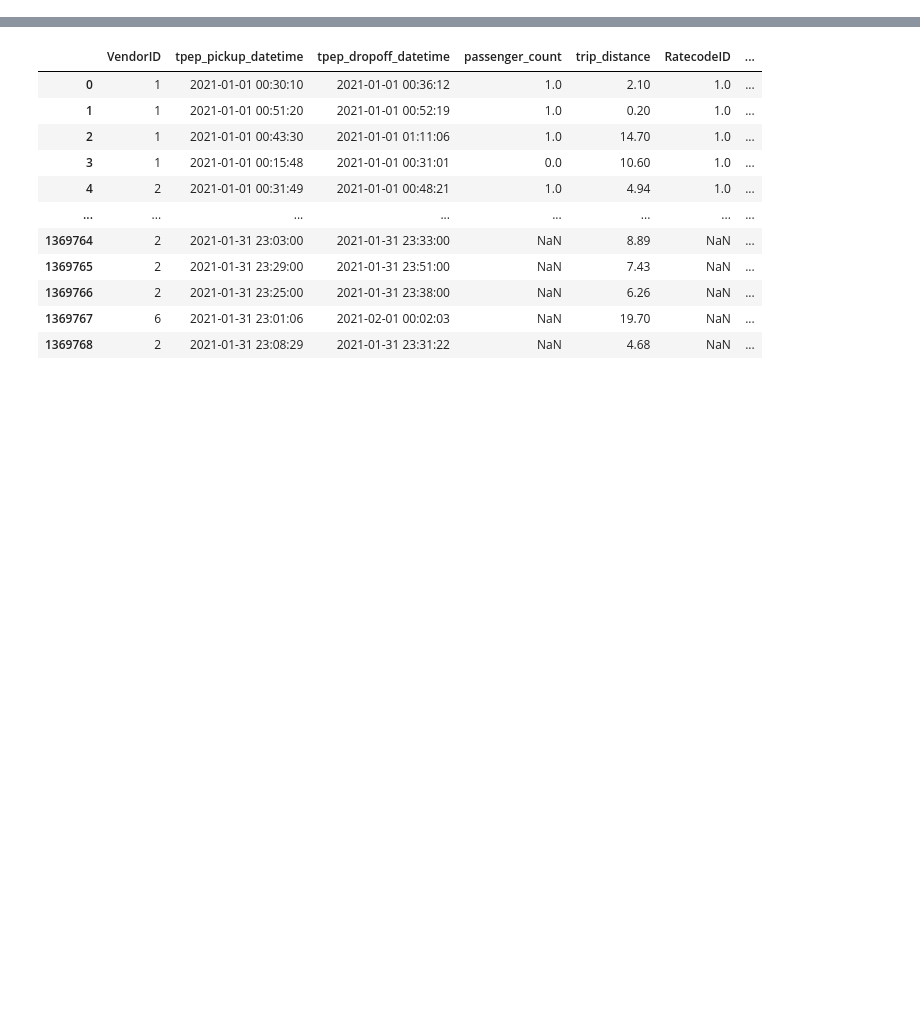
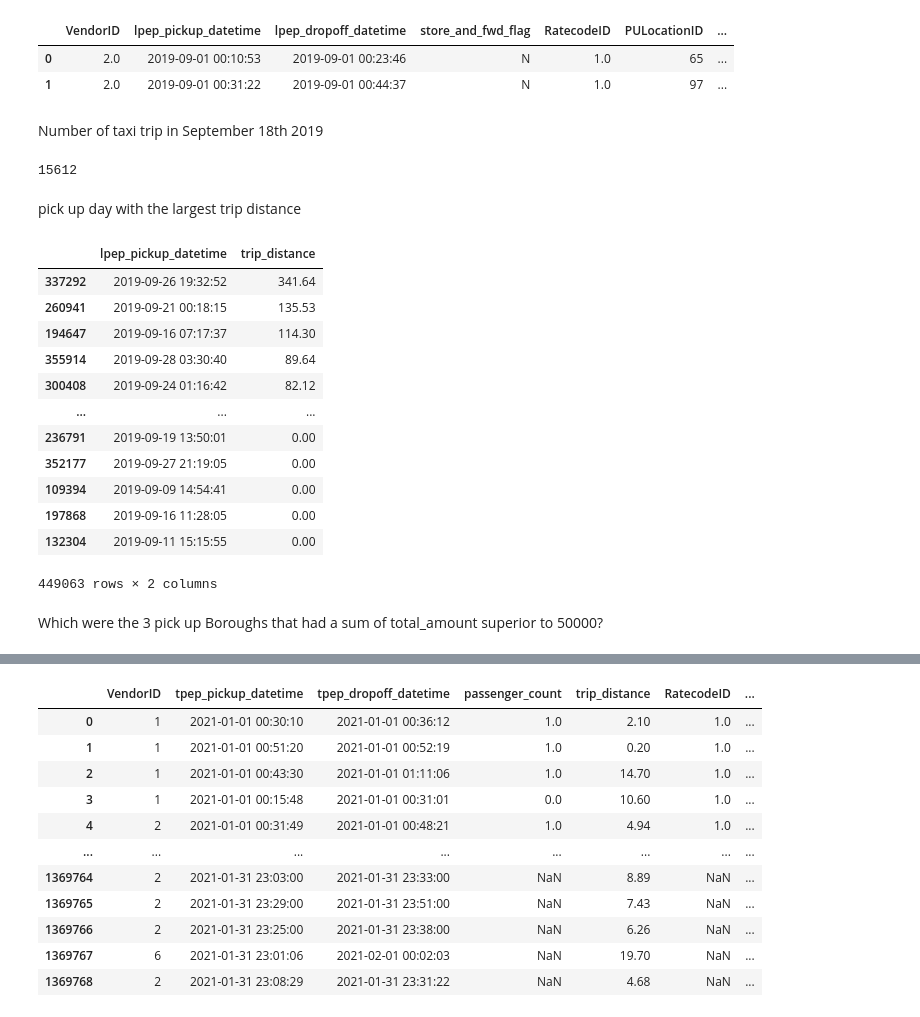
Before and after one commit to PhongHuynh0394/de-zoomcamp-learning, a Jupyter notebook: week_1/notebook/data_ingestion.ipynb, the cells around one changed output, grey strips where cells are left out. Saved outputs shown, nothing was run; the diff lists cells and outputs as text; code cells hidden in the pictures; blank space fills up the shorter version.

```diff
--- a/week_1/notebook/data_ingestion.ipynb
+++ b/week_1/notebook/data_ingestion.ipynb
@@ -4,0 +73,38 @@ import pandas as pd
+# %%
+df.head(2)
+# %% [output]
+|  | VendorID | lpep_pickup_datetime | lpep_dropoff_datetime | store_and_fwd_flag | RatecodeID | PULocationID | ... |
+| 0 | 2.0 | 2019-09-01 00:10:53 | 2019-09-01 00:23:46 | N | 1.0 | 65 | ... |
+| 1 | 2.0 | 2019-09-01 00:31:22 | 2019-09-01 00:44:37 | N | 1.0 | 97 | ... |
+# %%
+df.lpep_pickup_datetime = pd.to_datetime(df.lpep_pickup_datetime)
+df.lpep_dropoff_datetime = pd.to_datetime(df.lpep_dropoff_datetime)
+# %% [markdown]
+Number of taxi trip in September 18th 2019
+# %%
+start_day = '2019-09-18 00:00:00'
+end_day = '2019-09-18 23:59:59'
+taxi = df[(df['lpep_pickup_datetime'] >= start_day) & (df['lpep_dropoff_datetime'] <= end_day)]
+len(taxi)
+# %% [output]
+15612
+# %% [markdown]
+pick up day with the largest trip distance
+# %%
+df.sort_values(by="trip_distance", ascending=False)[['lpep_pickup_datetime','trip_distance']]
+# %% [output]
+|  | lpep_pickup_datetime | trip_distance |
+| 337292 | 2019-09-26 19:32:52 | 341.64 |
+| 260941 | 2019-09-21 00:18:15 | 135.53 |
+| 194647 | 2019-09-16 07:17:37 | 114.30 |
+| 355914 | 2019-09-28 03:30:40 | 89.64 |
+| 300408 | 2019-09-24 01:16:42 | 82.12 |
+| ... | ... | ... |
+| 236791 | 2019-09-19 13:50:01 | 0.00 |
+| 352177 | 2019-09-27 21:19:05 | 0.00 |
+| 109394 | 2019-09-09 14:54:41 | 0.00 |
+| 197868 | 2019-09-16 11:28:05 | 0.00 |
+| 132304 | 2019-09-11 15:15:55 | 0.00 |
+449063 rows × 2 columns
+# %% [markdown]
+Which were the 3 pick up Boroughs that had a sum of total_amount superior to 50000?
```
Also changed, not shown: parts of 11 cells of this notebook, 6 other files.
